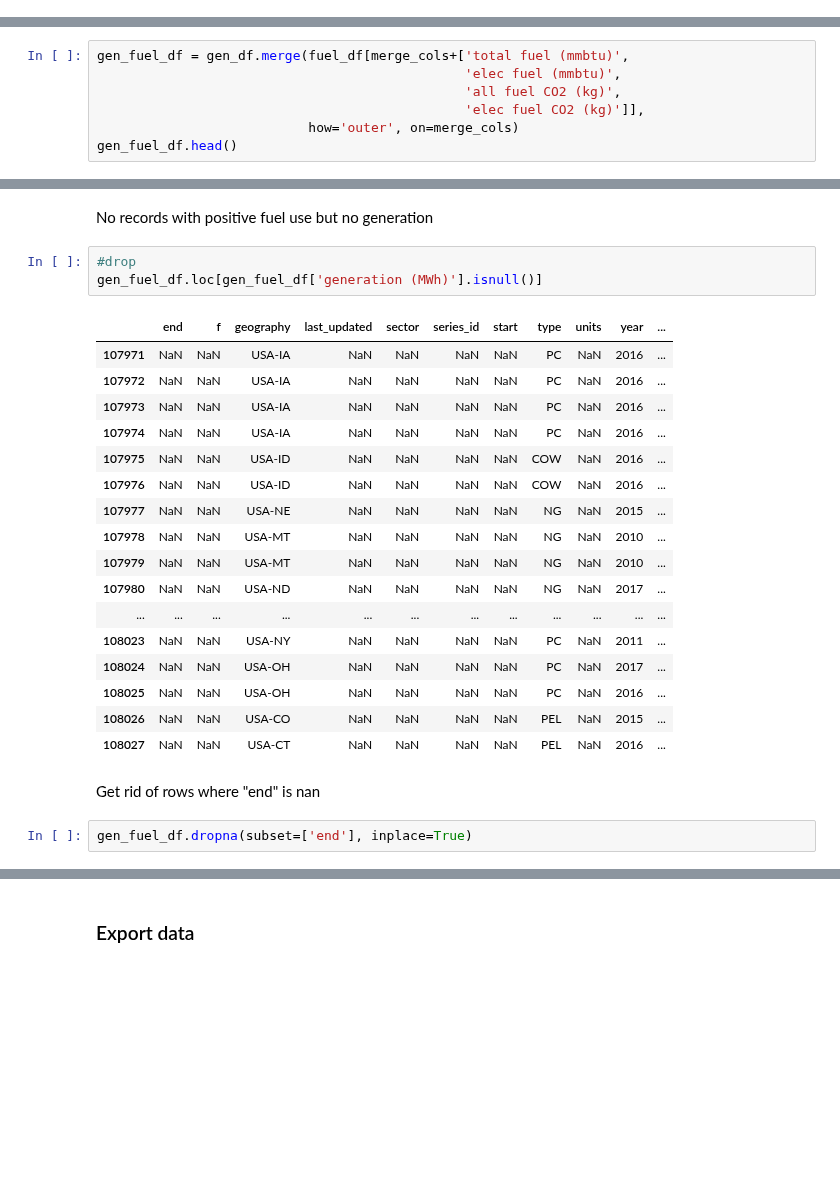
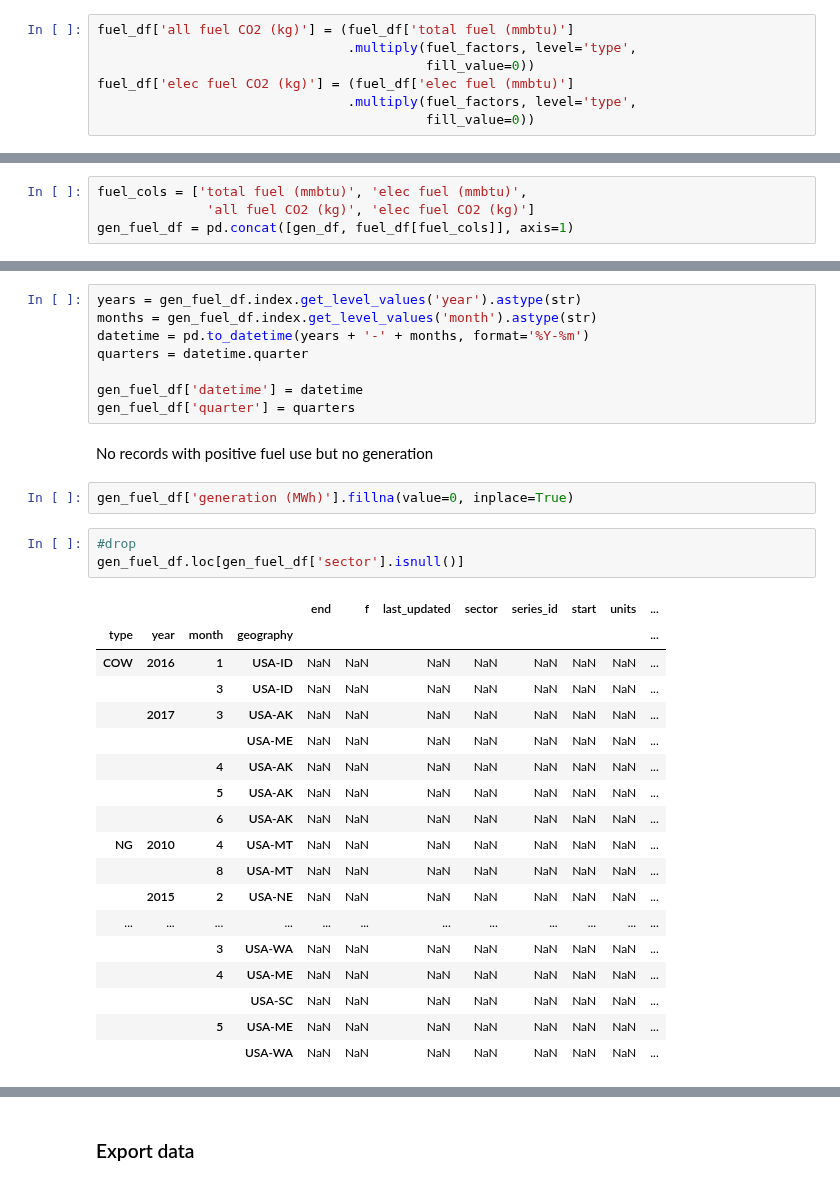
Before and after one commit to gschivley/carbon-index, a Jupyter notebook: Notebooks/EIA bulk download - non-facility (distributed PV & state-level).ipynb, the cells around one changed output, grey strips where cells are left out. Drawn from its saved outputs; the diff is of its cells as text; blank space fills up the shorter version.

Commit message:
Updated the notebook to generate state-level data
Changed over to using a MultiIndex and pd.concat for the merges. Also
exported new results.

```diff
--- a/Notebooks/EIA bulk download - non-facility (distributed PV & state-level).ipynb
+++ b/Notebooks/EIA bulk download - non-facility (distributed PV & state-level).ipynb
@@ -359,3 +422,10 @@ for fuel in fuel_factors.keys():
+# %%
+fuel_df['all fuel CO2 (kg)'] = (fuel_df['total fuel (mmbtu)']
+                                .multiply(fuel_factors, level='type',
+                                          fill_value=0))
+fuel_df['elec fuel CO2 (kg)'] = (fuel_df['elec fuel (mmbtu)']
+                                .multiply(fuel_factors, level='type',
+                                          fill_value=0))
 # %%
 fuel_df.head()
 # %% [output]
@@ -368,7 +439,4 @@ fuel_df.head()
 # %%
-gen_fuel_df = gen_df.merge(fuel_df[merge_cols+['total fuel (mmbtu)',
-                                               'elec fuel (mmbtu)',
-                                               'all fuel CO2 (kg)',
-                                               'elec fuel CO2 (kg)']],
-                           how='outer', on=merge_cols)
-gen_fuel_df.head()
+fuel_cols = ['total fuel (mmbtu)', 'elec fuel (mmbtu)',
+              'all fuel CO2 (kg)', 'elec fuel CO2 (kg)']
+gen_fuel_df = pd.concat([gen_df, fuel_df[fuel_cols]], axis=1)
@@ -382,27 +453,34 @@ gen_fuel_df.head()
+# %%
+years = gen_fuel_df.index.get_level_values('year').astype(str)
+months = gen_fuel_df.index.get_level_values('month').astype(str)
+datetime = pd.to_datetime(years + '-' + months, format='%Y-%m')
+quarters = datetime.quarter
+
+gen_fuel_df['datetime'] = datetime
+gen_fuel_df['quarter'] = quarters
 # %% [markdown]
 No records with positive fuel use but no generation
+# %%
+gen_fuel_df['generation (MWh)'].fillna(value=0, inplace=True)
 # %%
 #drop
-gen_fuel_df.loc[gen_fuel_df['generation (MWh)'].isnull()]
+gen_fuel_df.loc[gen_fuel_df['sector'].isnull()]
 # %% [output]
-|  | end | f | geography | last_updated | sector | series_id | start | type | units | year | ... |
-| 107971 | NaN | NaN | USA-IA | NaN | NaN | NaN | NaN | PC | NaN | 2016 | ... |
-| 107972 | NaN | NaN | USA-IA | NaN | NaN | NaN | NaN | PC | NaN | 2016 | ... |
-| 107973 | NaN | NaN | USA-IA | NaN | NaN | NaN | NaN | PC | NaN | 2016 | ... |
-| 107974 | NaN | NaN | USA-IA | NaN | NaN | NaN | NaN | PC | NaN | 2016 | ... |
-| 107975 | NaN | NaN | USA-ID | NaN | NaN | NaN | NaN | COW | NaN | 2016 | ... |
-| 107976 | NaN | NaN | USA-ID | NaN | NaN | NaN | NaN | COW | NaN | 2016 | ... |
-| 107977 | NaN | NaN | USA-NE | NaN | NaN | NaN | NaN | NG | NaN | 2015 | ... |
-| 107978 | NaN | NaN | USA-MT | NaN | NaN | NaN | NaN | NG | NaN | 2010 | ... |
-| 107979 | NaN | NaN | USA-MT | NaN | NaN | NaN | NaN | NG | NaN | 2010 | ... |
-| 107980 | NaN | NaN | USA-ND | NaN | NaN | NaN | NaN | NG | NaN | 2017 | ... |
+|  |  |  |  | end | f | last_updated | sector | series_id | start | units | ... |
+| type | year | month | geography |  |  |  |  |  |  |  | ... |
+| COW | 2016 | 1 | USA-ID | NaN | NaN | NaN | NaN | NaN | NaN | NaN | ... |
+|  |  | 3 | USA-ID | NaN | NaN | NaN | NaN | NaN | NaN | NaN | ... |
+|  | 2017 | 3 | USA-AK | NaN | NaN | NaN | NaN | NaN | NaN | NaN | ... |
+|  |  |  | USA-ME | NaN | NaN | NaN | NaN | NaN | NaN | NaN | ... |
+|  |  | 4 | USA-AK | NaN | NaN | NaN | NaN | NaN | NaN | NaN | ... |
+|  |  | 5 | USA-AK | NaN | NaN | NaN | NaN | NaN | NaN | NaN | ... |
+|  |  | 6 | USA-AK | NaN | NaN | NaN | NaN | NaN | NaN | NaN | ... |
+| NG | 2010 | 4 | USA-MT | NaN | NaN | NaN | NaN | NaN | NaN | NaN | ... |
+|  |  | 8 | USA-MT | NaN | NaN | NaN | NaN | NaN | NaN | NaN | ... |
+|  | 2015 | 2 | USA-NE | NaN | NaN | NaN | NaN | NaN | NaN | NaN | ... |
 | ... | ... | ... | ... | ... | ... | ... | ... | ... | ... | ... | ... |
-| 108023 | NaN | NaN | USA-NY | NaN | NaN | NaN | NaN | PC | NaN | 2011 | ... |
-| 108024 | NaN | NaN | USA-OH | NaN | NaN | NaN | NaN | PC | NaN | 2017 | ... |
-| 108025 | NaN | NaN | USA-OH | NaN | NaN | NaN | NaN | PC | NaN | 2016 | ... |
-| 108026 | NaN | NaN | USA-CO | NaN | NaN | NaN | NaN | PEL | NaN | 2015 | ... |
-| 108027 | NaN | NaN | USA-CT | NaN | NaN | NaN | NaN | PEL | NaN | 2016 | ... |
+|  |  | 3 | USA-WA | NaN | NaN | NaN | NaN | NaN | NaN | NaN | ... |
+|  |  | 4 | USA-ME | NaN | NaN | NaN | NaN | NaN | NaN | NaN | ... |
+|  |  |  | USA-SC | NaN | NaN | NaN | NaN | NaN | NaN | NaN | ... |
+|  |  | 5 | USA-ME | NaN | NaN | NaN | NaN | NaN | NaN | NaN | ... |
+|  |  |  | USA-WA | NaN | NaN | NaN | NaN | NaN | NaN | NaN | ... |
-# %% [markdown]
-Get rid of rows where "end" is nan
-# %%
-gen_fuel_df.dropna(subset=['end'], inplace=True)
```
Also changed, not shown: parts of 51 cells of this notebook, 1 other file.
